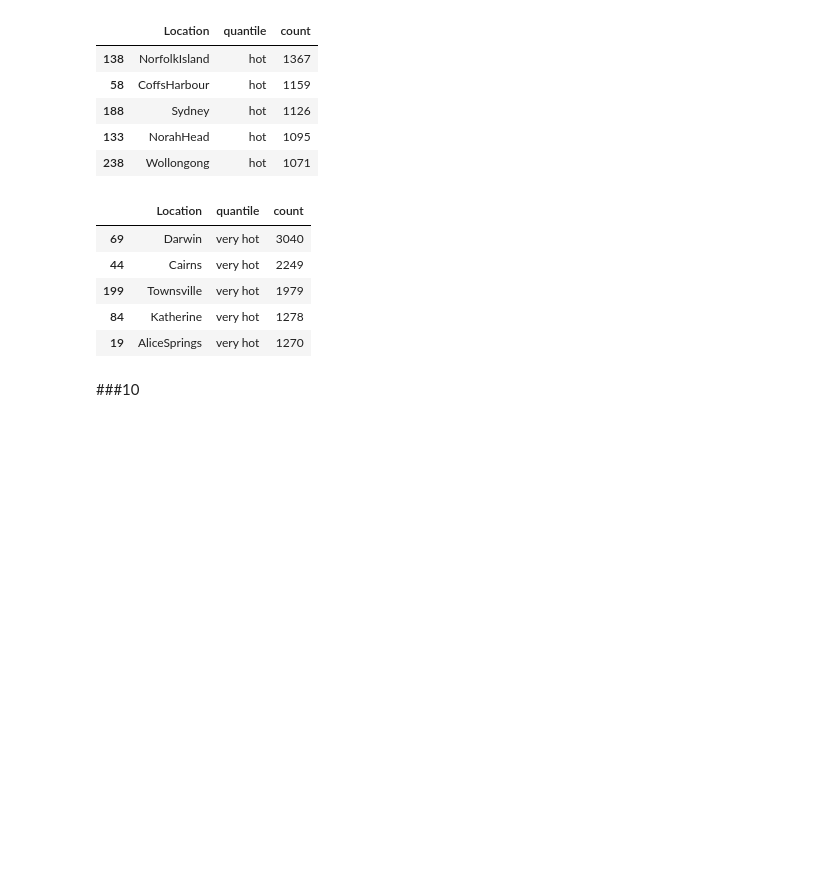
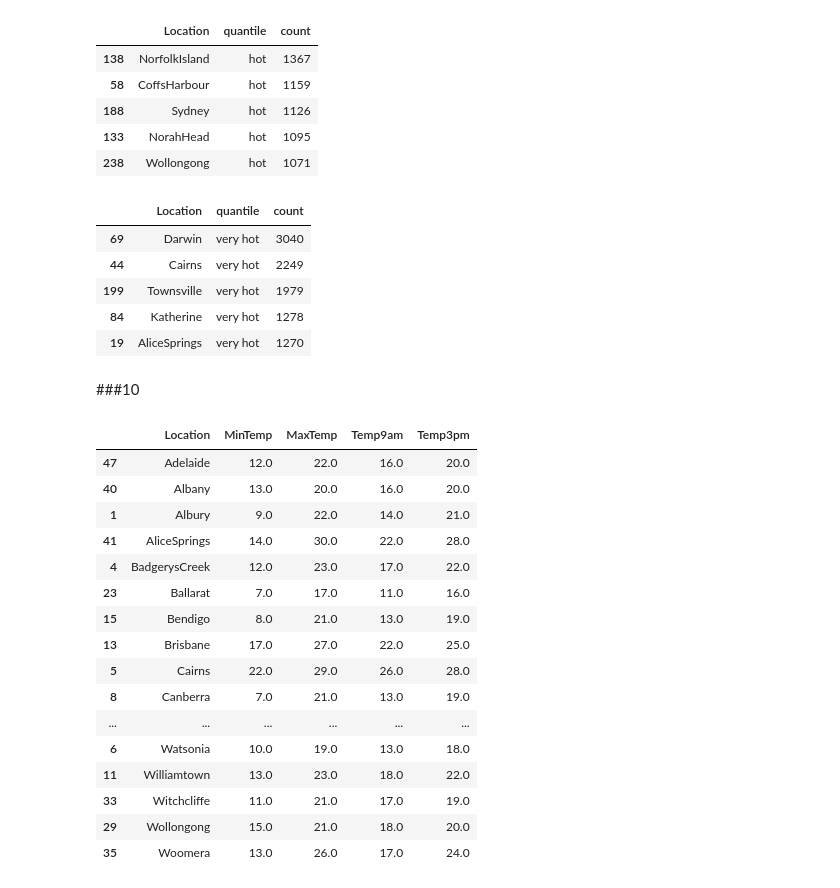
Before and after one commit to garfield-gray/DataMining, a Jupyter notebook: Data_Exploration_&_Visualization.ipynb, the cells around one changed output. Saved outputs shown, nothing was run; the diff lists cells and outputs as text; code cells hidden in the pictures; blank space fills up the shorter version.

```diff
--- a/Data_Exploration_&_Visualization.ipynb
+++ b/Data_Exploration_&_Visualization.ipynb
@@ -964,0 +978,20 @@ quantile_counts.loc[quantile_counts['quantile']=='very hot'].sort_values(by=['co
+# %%
+StationAllTemp
+# %% [output]
+|  | Location | MinTemp | MaxTemp | Temp9am | Temp3pm |
+| 47 | Adelaide | 12.0 | 22.0 | 16.0 | 20.0 |
+| 40 | Albany | 13.0 | 20.0 | 16.0 | 20.0 |
+| 1 | Albury | 9.0 | 22.0 | 14.0 | 21.0 |
+| 41 | AliceSprings | 14.0 | 30.0 | 22.0 | 28.0 |
+| 4 | BadgerysCreek | 12.0 | 23.0 | 17.0 | 22.0 |
+| 23 | Ballarat | 7.0 | 17.0 | 11.0 | 16.0 |
+| 15 | Bendigo | 8.0 | 21.0 | 13.0 | 19.0 |
+| 13 | Brisbane | 17.0 | 27.0 | 22.0 | 25.0 |
+| 5 | Cairns | 22.0 | 29.0 | 26.0 | 28.0 |
+| 8 | Canberra | 7.0 | 21.0 | 13.0 | 19.0 |
+| ... | ... | ... | ... | ... | ... |
+| 6 | Watsonia | 10.0 | 19.0 | 13.0 | 18.0 |
+| 11 | Williamtown | 13.0 | 23.0 | 18.0 | 22.0 |
+| 33 | Witchcliffe | 11.0 | 21.0 | 17.0 | 19.0 |
+| 29 | Wollongong | 15.0 | 21.0 | 18.0 | 20.0 |
+| 35 | Woomera | 13.0 | 26.0 | 17.0 | 24.0 |
```
Also changed, not shown: parts of 5 cells of this notebook.
